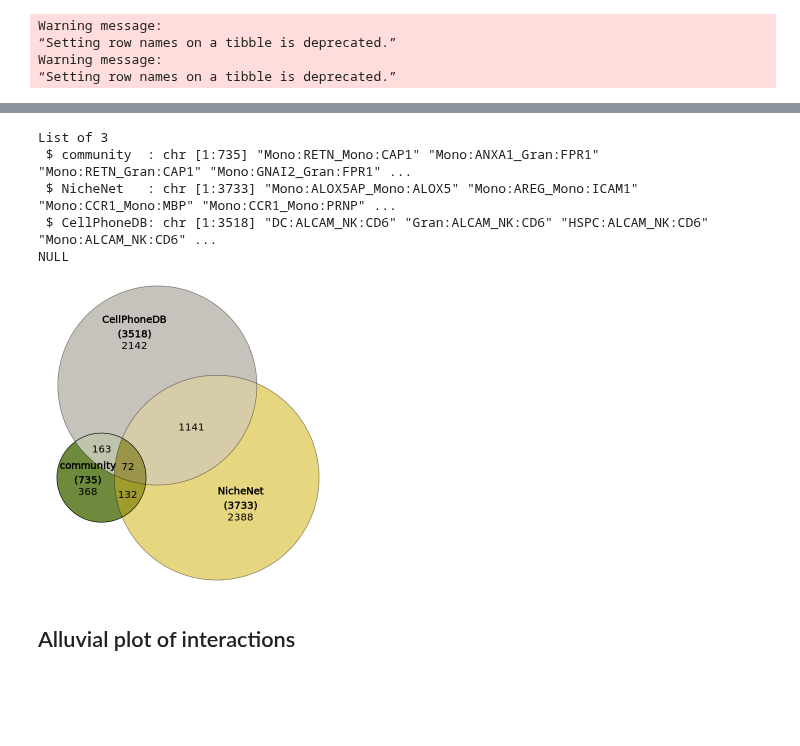
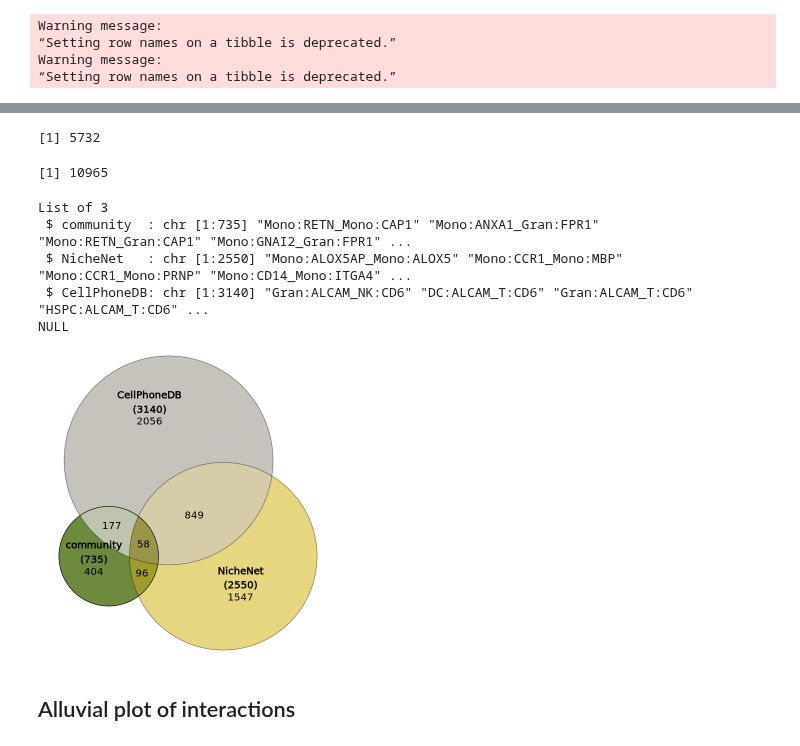
Before and after one commit to colomemaria/community-paper, a Jupyter notebook: src/method_comparison/compare_algorithms/compare_results/compare_algorithms.ipynb, the cells around one changed output, grey strips where cells are left out. Cells and saved outputs as stored; diff of their text form; code cells hidden in the pictures; blank space fills up the shorter version.

Commit message:
update QC filter for CPDB and NN

```diff
--- a/src/method_comparison/compare_algorithms/compare_results/compare_algorithms.ipynb
+++ b/src/method_comparison/compare_algorithms/compare_results/compare_algorithms.ipynb
@@ -294,41 +294,49 @@ plot_nr_samples(df_nn, "NicheNet")
+# %%
+length(df_cpdb$interaction_ID)
+# %% [output]
+[1] 5732
+# %%
+length(df_nn$interaction_ID)
+# %% [output]
+[1] 10965
 # %%
-idx_good_cpdb <- df_cpdb$number_healthy >= 4 | df_cpdb$number_aml >= 4
-idx_good_nn <- df_nn$number_healthy >= 4 | df_nn$number_aml >= 4
+idx_good_cpdb <- df_cpdb$number_healthy >= 5 | df_cpdb$number_aml >= 5
+idx_good_nn <- df_nn$number_healthy >= 5 | df_nn$number_aml >= 5
 
 int_list <- list(community = community_interactions$anno_interactions$interaction_ID[idx_sign]
                 ,NicheNet = df_nn$interaction_ID[idx_good_nn]
                 ,CellPhoneDB = df_cpdb$interaction_ID[idx_good_cpdb]
                 )
 print(str(int_list))
 
 # add numbers to the names
 numbers <- c(sum(idx_sign)
             ,sum(idx_good_nn)
             ,sum(idx_good_cpdb)
             )
 names(int_list) <- paste0(names(int_list)
                          ,"\n"
                          ,"("
                          ,numbers
                          ,")")
 
 plot(euler(int_list
          # , shape = "ellipse"
           )
      ,fills = c(community = "darkolivegreen4"
                 ,NicheNet = "gold3"
                 ,CellPhoneDB = "cornsilk4"#"rosybrown"
                )
      ,alpha=c(1,0.5,0.5)
      ,quantities = list(fontsize = 12)
     )
 # %% [output]
 List of 3
  $ community  : chr [1:735] "Mono:RETN_Mono:CAP1" "Mono:ANXA1_Gran:FPR1" "Mono:RETN_Gran:CAP1" "Mono:GNAI2_Gran:FPR1" ...
- $ NicheNet   : chr [1:3733] "Mono:ALOX5AP_Mono:ALOX5" "Mono:AREG_Mono:ICAM1" "Mono:CCR1_Mono:MBP" "Mono:CCR1_Mono:PRNP" ...
- $ CellPhoneDB: chr [1:3518] "DC:ALCAM_NK:CD6" "Gran:ALCAM_NK:CD6" "HSPC:ALCAM_NK:CD6" "Mono:ALCAM_NK:CD6" ...
+ $ NicheNet   : chr [1:2550] "Mono:ALOX5AP_Mono:ALOX5" "Mono:CCR1_Mono:MBP" "Mono:CCR1_Mono:PRNP" "Mono:CD14_Mono:ITGA4" ...
+ $ CellPhoneDB: chr [1:3140] "Gran:ALCAM_NK:CD6" "DC:ALCAM_T:CD6" "Gran:ALCAM_T:CD6" "HSPC:ALCAM_T:CD6" ...
 NULL
-[figure, old version]
+[figure, new version]
 # %% [markdown]
 ## Alluvial plot of interactions
 # %% [markdown]
```
Also changed, not shown: parts of 3 cells of this notebook, 1 other file.
